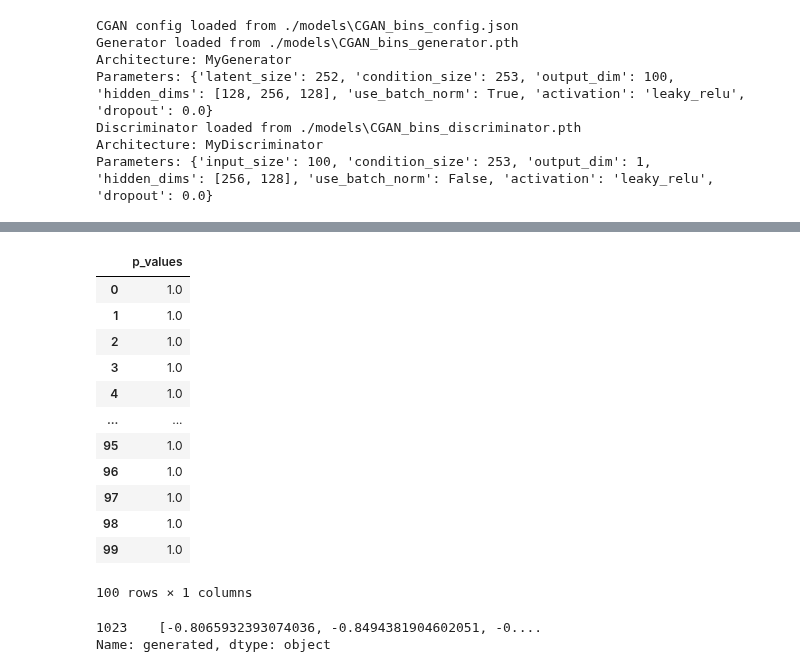
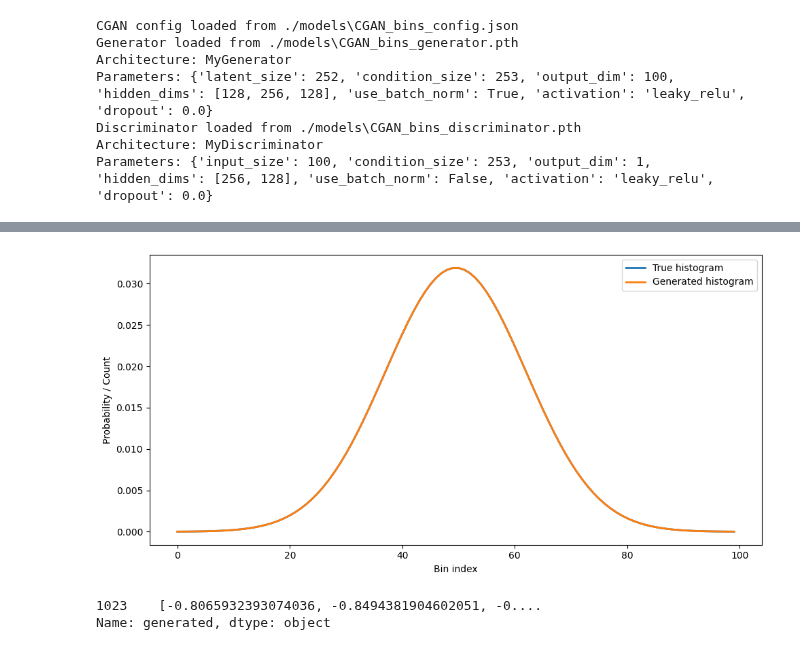
Before and after one commit to matteorofrano/CGAN-for-probability-distribution-generation, a Jupyter notebook: tests.ipynb, the cells around one changed output, grey strips where cells are left out. Cells and saved outputs as stored; diff of their text form; code cells hidden in the pictures.

Commit message:
using log_probabilities. fix generate method needed

```diff
--- a/tests.ipynb
+++ b/tests.ipynb
@@ -208,11 +273,11 @@ sigma_range = (0.001, 1.0)
 T = 1.0        # Time horizon (1 year)
 N = 252        # Number of time steps
 J = 100        # Number of paths to simulate
-SEED=42
+SEED=1
 
-# --- Run the Simulation ---
-sim = DataSimulator(X0_range=X0_range, mu_range=mu_range, sigma_range=sigma_range,
+#generate
+val = DataSimulator(X0_range=X0_range, mu_range=mu_range, sigma_range=sigma_range,
                             T=T, N=N, n_simulations=J, seed=SEED)
 
-paths = sim.get_paths()
-pdfs= sim.get_pdf(n_steps_ahead=10, n_bins=100)
+paths = val.get_paths()
+pdfs= val.get_pdf(n_steps_ahead=10, n_bins=100)
@@ -230,6 +361,6 @@ Parameters: {'input_size': 100, 'condition_size': 253, 'output_dim': 1, 'hidden_
 # %%
 mydata, mean, std = prepare_data(pdfs, paths)
-preds, _ = conditional_gan.predict(mydata)
+preds, _ = conditional_gan.generate(mydata)
 
 preds_rescaled = preds*std + mean
 preds_rescaled
@@ -260,19 +404,10 @@ test_df = pd.DataFrame({'p_values':p_values})
-# %%
-test_df
-# %% [output]
-|  | p_values |
-| 0 | 1.0 |
-| 1 | 1.0 |
-| 2 | 1.0 |
-| 3 | 1.0 |
-| 4 | 1.0 |
-| ... | ... |
-| 95 | 1.0 |
-| 96 | 1.0 |
-| 97 | 1.0 |
-| 98 | 1.0 |
-| 99 | 1.0 |
-100 rows × 1 columns
+# %%
+generated_sample = preds_rescaled.numpy()[-1]
+true_sample = pdfs[-1]
+
+plot_bin_dist(true_sample, generated_sample)
+# %% [output]
+[figure, added]
 # %%
 import pandas as pd
 
```
Also changed, not shown: parts of 16 cells of this notebook, 5 other files.
